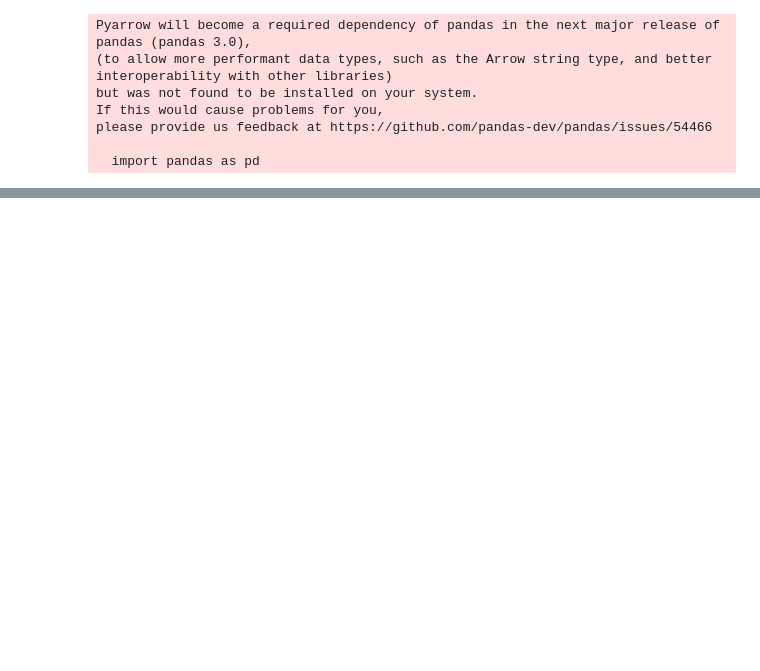
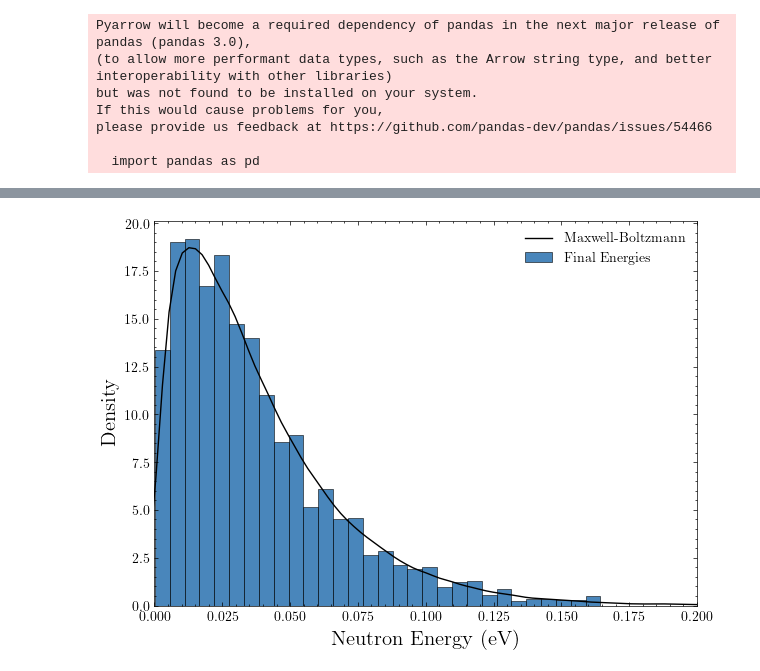
Before and after one commit to DerkNiessink/NeutroWater, a Jupyter notebook: analysis/simulation.ipynb, the cells around one changed output, grey strips where cells are left out. Cells and saved outputs as stored; diff of their text form; code cells hidden in the pictures; blank space fills up the shorter version.

```diff
--- a/analysis/simulation.ipynb
+++ b/analysis/simulation.ipynb
@@ -97,0 +91,15 @@ plt.show()
+# %%
+mw = MaxwellBoltzmann()
+
+final_energies = [energies[-1] for energies in diffusing_neutrons.get_energies()]
+mw_energies = [mw.thermal_energy() for _ in range(100000)]
+plt.figure(figsize= (7, 5))
+sns.kdeplot(mw_energies, label="Maxwell-Boltzmann", color="k")
+sns.histplot(sorted(final_energies)[:-10], bins=30,stat="density", label="Final Energies", color="C0")
+plt.xlim(0, 0.2)
+plt.ylabel("Density", fontsize=15)
+plt.xlabel("Neutron Energy (eV)", fontsize=15)
+plt.legend()
+plt.show()
+# %% [output]
+[figure, added]
```
Also changed, not shown: parts of 7 cells of this notebook, 3 other files.
